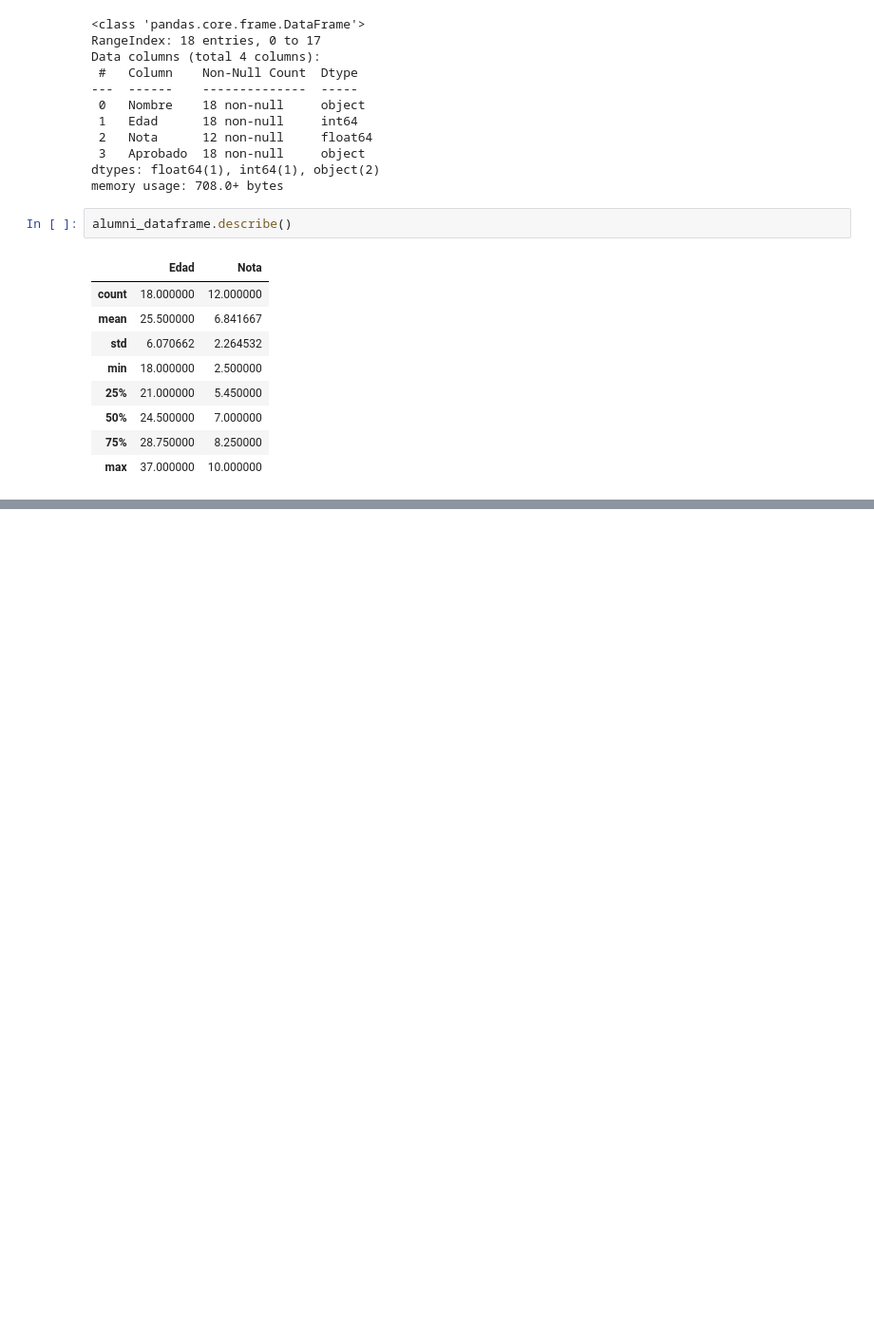
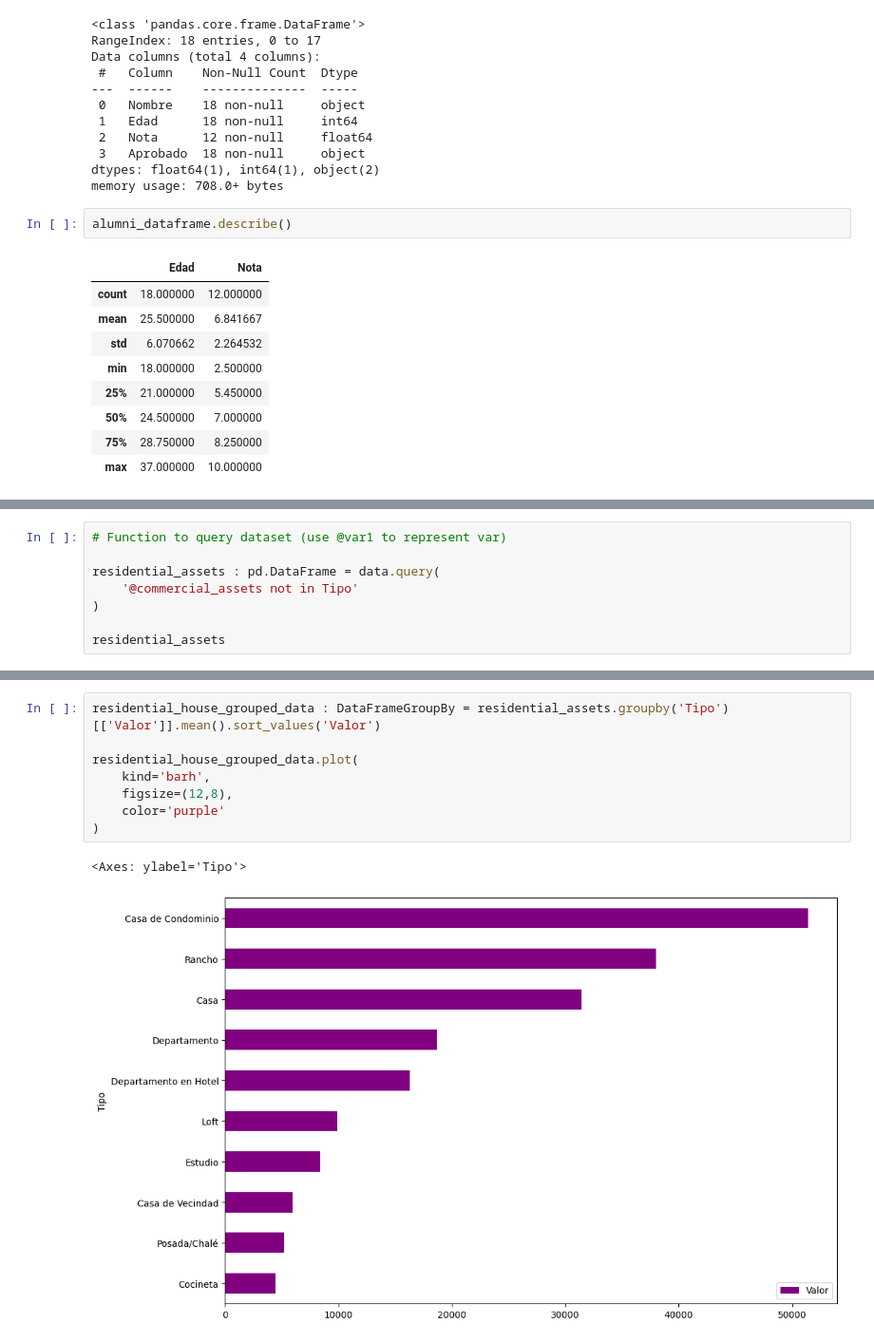
Before and after one commit to dscamacho333/Data_Science_Course, a Jupyter notebook: Pandas_Inmuebles_CDMX.ipynb, the cells around one changed output, grey strips where cells are left out. Shown at 95% size. Cells and saved outputs as stored; diff of their text form; blank space fills up the shorter version.

```diff
--- a/Pandas_Inmuebles_CDMX.ipynb
+++ b/Pandas_Inmuebles_CDMX.ipynb
@@ -344,0 +372,8 @@ alumni_dataframe.describe()
+# %%
+# Function to query dataset (use @var1 to represent var)
+
+residential_assets : pd.DataFrame = data.query(
+    '@commercial_assets not in Tipo'
+)
+
+residential_assets
@@ -344,0 +394,11 @@ alumni_dataframe.describe()
+# %%
+residential_house_grouped_data : DataFrameGroupBy = residential_assets.groupby('Tipo')[['Valor']].mean().sort_values('Valor')
+
+residential_house_grouped_data.plot(
+    kind='barh',
+    figsize=(12,8),
+    color='purple'
+)
+# %% [output]
+<Axes: ylabel='Tipo'>
+[figure, added]
```
Also changed, not shown: parts of 23 cells of this notebook.
